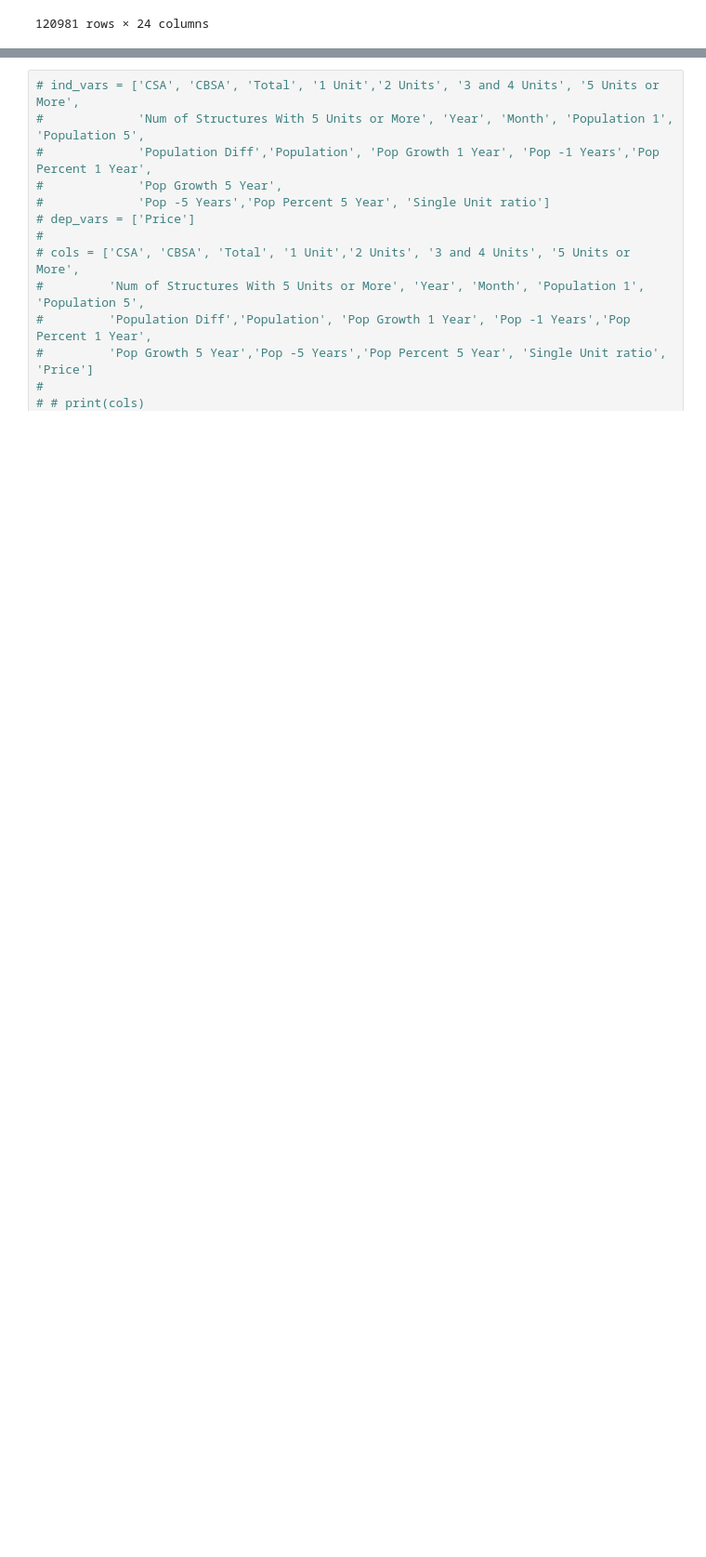
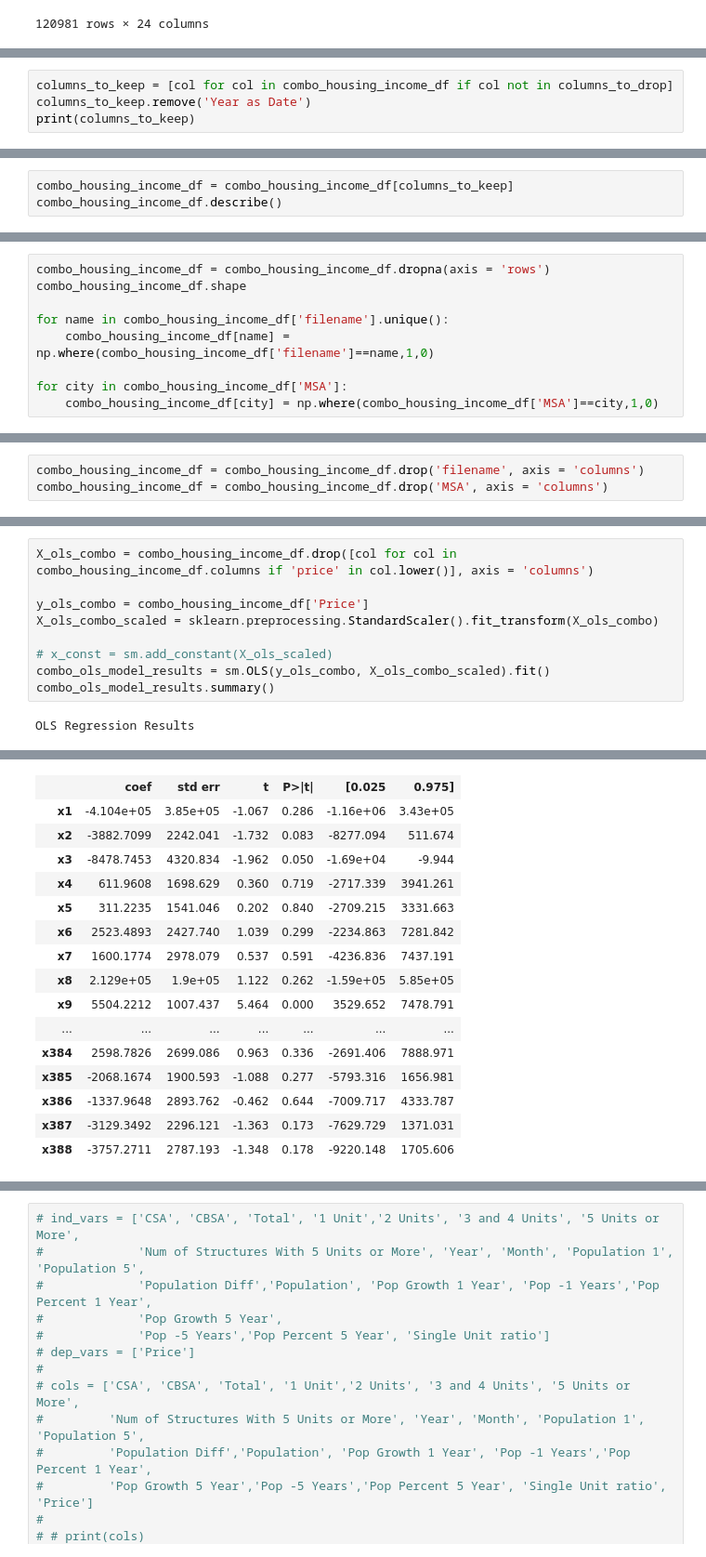
Before and after one commit to pmains/housing-permits, a Jupyter notebook: supervised2.ipynb, the cells around one changed output, grey strips where cells are left out. Shown at 93% size. Saved outputs shown, nothing was run; the diff lists cells and outputs as text; blank space fills up the shorter version.

```diff
--- a/supervised2.ipynb
+++ b/supervised2.ipynb
@@ -228,0 +394,4 @@ for scoring in sklearn.metrics.get_scorer_names():
+# %%
+columns_to_keep = [col for col in combo_housing_income_df if col not in columns_to_drop]
+columns_to_keep.remove('Year as Date')
+print(columns_to_keep)
@@ -228,0 +400,3 @@ for scoring in sklearn.metrics.get_scorer_names():
+# %%
+combo_housing_income_df = combo_housing_income_df[columns_to_keep]
+combo_housing_income_df.describe()
@@ -228,0 +457,9 @@ for scoring in sklearn.metrics.get_scorer_names():
+# %%
+combo_housing_income_df = combo_housing_income_df.dropna(axis = 'rows')
+combo_housing_income_df.shape
+
+for name in combo_housing_income_df['filename'].unique():
+    combo_housing_income_df[name] = np.where(combo_housing_income_df['filename']==name,1,0)
+
+for city in combo_housing_income_df['MSA']:
+    combo_housing_income_df[city] = np.where(combo_housing_income_df['MSA']==city,1,0)
@@ -228,0 +484,3 @@ for scoring in sklearn.metrics.get_scorer_names():
+# %%
+combo_housing_income_df = combo_housing_income_df.drop('filename', axis = 'columns')
+combo_housing_income_df = combo_housing_income_df.drop('MSA', axis = 'columns')
@@ -228,0 +504,11 @@ for scoring in sklearn.metrics.get_scorer_names():
+# %%
+X_ols_combo = combo_housing_income_df.drop([col for col in combo_housing_income_df.columns if 'price' in col.lower()], axis = 'columns')
+
+y_ols_combo = combo_housing_income_df['Price']
+X_ols_combo_scaled = sklearn.preprocessing.StandardScaler().fit_transform(X_ols_combo)
+
+# x_const = sm.add_constant(X_ols_scaled)
+combo_ols_model_results = sm.OLS(y_ols_combo, X_ols_combo_scaled).fit()
+combo_ols_model_results.summary()
+# %% [output]
+OLS Regression Results
@@ -228,0 +524,16 @@ for scoring in sklearn.metrics.get_scorer_names():
+|  | coef | std err | t | P>|t| | [0.025 | 0.975] |
+| x1 | -4.104e+05 | 3.85e+05 | -1.067 | 0.286 | -1.16e+06 | 3.43e+05 |
+| x2 | -3882.7099 | 2242.041 | -1.732 | 0.083 | -8277.094 | 511.674 |
+| x3 | -8478.7453 | 4320.834 | -1.962 | 0.050 | -1.69e+04 | -9.944 |
+| x4 | 611.9608 | 1698.629 | 0.360 | 0.719 | -2717.339 | 3941.261 |
+| x5 | 311.2235 | 1541.046 | 0.202 | 0.840 | -2709.215 | 3331.663 |
+| x6 | 2523.4893 | 2427.740 | 1.039 | 0.299 | -2234.863 | 7281.842 |
+| x7 | 1600.1774 | 2978.079 | 0.537 | 0.591 | -4236.836 | 7437.191 |
+| x8 | 2.129e+05 | 1.9e+05 | 1.122 | 0.262 | -1.59e+05 | 5.85e+05 |
+| x9 | 5504.2212 | 1007.437 | 5.464 | 0.000 | 3529.652 | 7478.791 |
+| ... | ... | ... | ... | ... | ... | ... |
+| x384 | 2598.7826 | 2699.086 | 0.963 | 0.336 | -2691.406 | 7888.971 |
+| x385 | -2068.1674 | 1900.593 | -1.088 | 0.277 | -5793.316 | 1656.981 |
+| x386 | -1337.9648 | 2893.762 | -0.462 | 0.644 | -7009.717 | 4333.787 |
+| x387 | -3129.3492 | 2296.121 | -1.363 | 0.173 | -7629.729 | 1371.031 |
+| x388 | -3757.2711 | 2787.193 | -1.348 | 0.178 | -9220.148 | 1705.606 |
```
Also changed, not shown: parts of 52 cells of this notebook.
